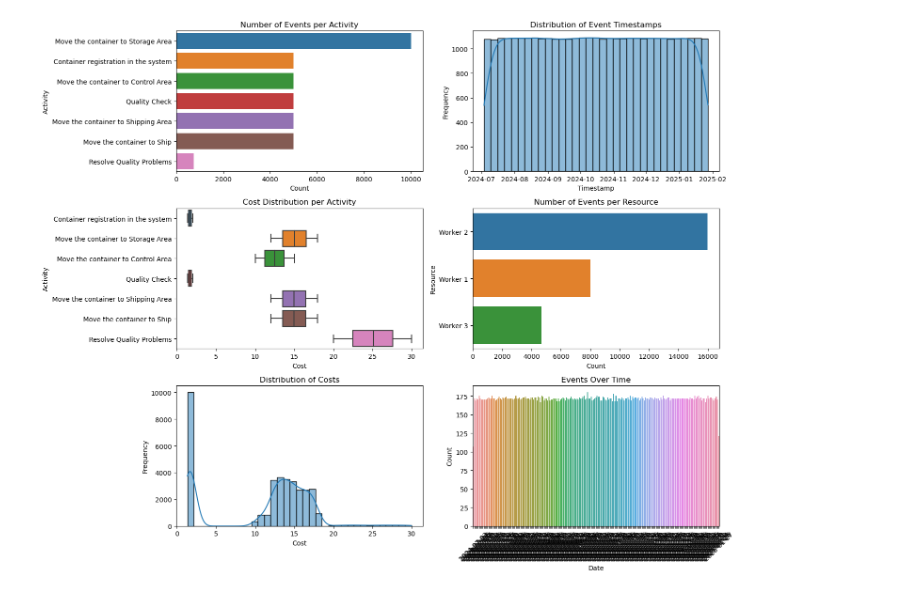
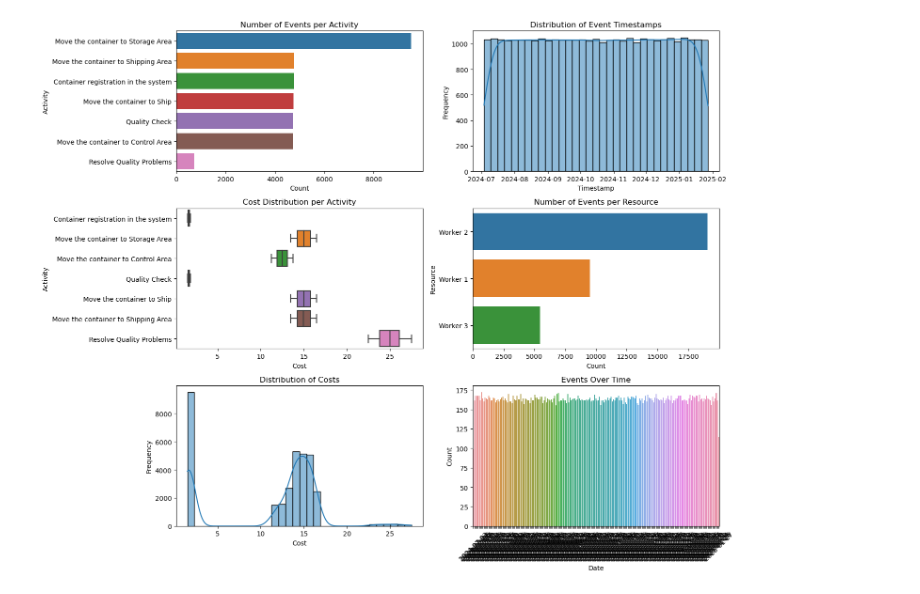
Before and after one commit to IvanComp/DOLLY, a Jupyter notebook: Analysis/ELGen.ipynb, the cells around one changed output. Saved outputs shown, nothing was run; the diff lists cells and outputs as text; code cells hidden in the pictures.

```diff
--- a/Analysis/ELGen.ipynb
+++ b/Analysis/ELGen.ipynb
@@ -21,8 +21,8 @@ durations = {
 }
 
 # Noise parameters
-missing_data_percentage = 0.2 # Adjust this value as needed
-duration_variability = 0.2  # Adjust this value as needed
+missing_data_percentage = 0.05 # 10% missing data
+duration_variability = 0.10 # 20% variability in activity duration
 
 # Initialize DataFrame
 columns = ["case:concept:name", "concept:name", "time:timestamp", "org:resource", "cost"]
@@ -30,22 +30,18 @@ data = []
 
 for instance_id in range(1, num_instances + 1):
     current_time = start_time + timedelta(hours=(instance_id - 1))
-    serial_activities = [
+    for activity, worker in [
         ("Container registration in the system", "Worker 1"),
         ("Move the container to Storage Area", "Worker 2"),
         ("Move the container to Control Area", "Worker 3"),
         ("Quality Check", "Worker 1")
-    ]
-
-    for activity, worker in serial_activities:
+    ]:
         duration = durations[activity] + timedelta(minutes=np.random.uniform(-duration_variability * durations[activity].total_seconds() / 60, duration_variability * durations[activity].total_seconds() / 60))
         end = current_time + duration
         cost = (duration.total_seconds() / 3600) * workers[worker]
 
         if np.random.rand() > missing_data_percentage:
             data.append([instance_id, activity, current_time, worker, cost])
-        else:
-            data.append([instance_id, activity, current_time, None, cost])  # Missing resource
 
         current_time = end
 
@@ -57,8 +53,6 @@ for instance_id in range(1, num_instances + 1):
 
         if np.random.rand() > missing_data_percentage:
             data.append([instance_id, activity, current_time, worker, cost])
-        else:
-            data.append([instance_id, activity, current_time, None, cost])  # Missing resource
 
         current_time = end
 
@@ -71,8 +65,6 @@ for instance_id in range(1, num_instances + 1):
 
     if np.random.rand() > missing_data_percentage:
         data.append([instance_id, activity, current_time, worker, cost])
-    else:
-        data.append([instance_id, activity, current_time, None, cost])  # Missing resource
 
     current_time = end
 
@@ -87,13 +79,36 @@ for instance_id in range(1, num_instances + 1):
 
         if np.random.rand() > missing_data_percentage:
             data.append([instance_id, activity, current_time, worker, cost])
-        else:
-            data.append([instance_id, activity, current_time, None, cost])  # Missing resource
 
         current_time = end
 
 # Create DataFrame
 df = pd.DataFrame(data, columns=columns)
+
+# Read the generated XES file
+log = pm4py.read_xes("SmartHarbor_process_log.xes")
+
+# Convert the log to a DataFrame
+df_log = pm4py.convert_to_dataframe(log)
+
+# Number of activities
+num_activities = df_log['concept:name'].nunique()
+
+# Number of resources
+num_resources = df_log['org:resource'].nunique()
+
+# Number of events
+num_events = df_log.shape[0]
+
+# Number of cases
+num_cases = df_log['case:concept:name'].nunique()
+
+# Number of execution variants
+variants = pm4py.get_variants_as_tuples(log)
+num_variants = len(variants)
+
+# Display the extracted information
+print(f"The process discovered from the log consists of {num_activities} activities, {num_resources} resources, {num_events} events related to {num_cases} cases, and {num_variants} different execution paths (process variants).")
 
 # Convert DataFrame to event log and export to XES
 log = pm4py.format_dataframe(df, case_id='case:concept:name', activity_key='concept:name', timestamp_key='time:timestamp')
@@ -120,40 +135,4 @@ sns.countplot(x='date', data=df).set(title='Events Over Time', xlabel='Date', yl
 plt.xticks(rotation=45)
 plt.tight_layout()
 plt.show()
-
-# Codice per generare due modelli BPMN, uno con rumore e l'altro senza
-import pm4py
-from pm4py.objects.log.importer.xes import importer as xes_importer
-from pm4py.objects.conversion.process_tree import converter as pt_converter
-from pm4py.visualization.bpmn import visualizer as bpmn_visualizer
-from pm4py.objects.bpmn.exporter import exporter as bpmn_exporter
-
-# Funzione per scoprire e visualizzare il modello BPMN
-def discover_and_export_bpmn(xes_file_path, output_file, noise_threshold=1):
-    # Import the event log
-    log = xes_importer.apply(xes_file_path)
-
-    # Discover the process model using the Inductive Miner algorithm
-    if noise_threshold:
-        process_tree = pm4py.discover_process_tree_inductive(log, noise_threshold=noise_threshold)
-    else:
-        process_tree = pm4py.discover_process_tree_inductive(log)
-
-    # Convert the process tree to a BPMN model
-    bpmn_model = pt_converter.apply(process_tree, variant=pt_converter.Variants.TO_BPMN)
-
-    # Export the BPMN model to a file
-    bpmn_exporter.apply(bpmn_model, output_file)
-
-    # Visualize the BPMN model
-    gviz = bpmn_visualizer.apply(bpmn_model)
-    bpmn_visualizer.view(gviz)
-
-# Scopri e visualizza il modello BPMN senza rumore
-discover_and_export_bpmn("SmartHarbor_process_log.xes", "SmartHarbor_process_model_without_noise.bpmn", noise_threshold=1)
-print("BPMN Model Discovered without noise")
-
-# Scopri e visualizza il modello BPMN con rumore
-discover_and_export_bpmn("SmartHarbor_process_log.xes", "SmartHarbor_process_model_with_noise.bpmn")
-print("BPMN Model Discovered with noise")
 # %% [output]
@@ -177 +157 @@ std                                     NaN          NaN      6.315348
-[figure, old version]
+[figure, new version]
```
Also changed, not shown: parts of 2 cells of this notebook, 6 other files.
